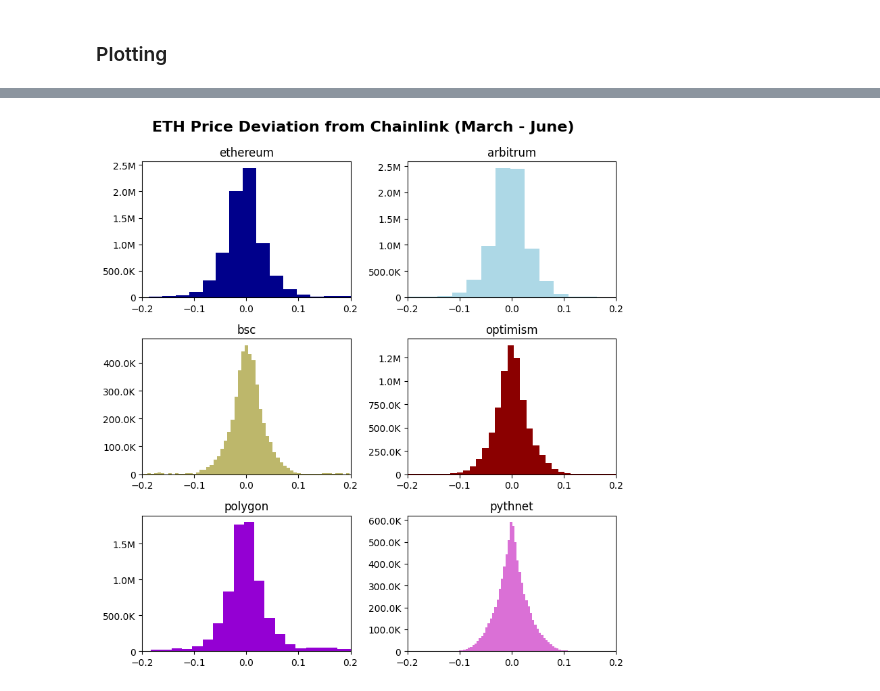
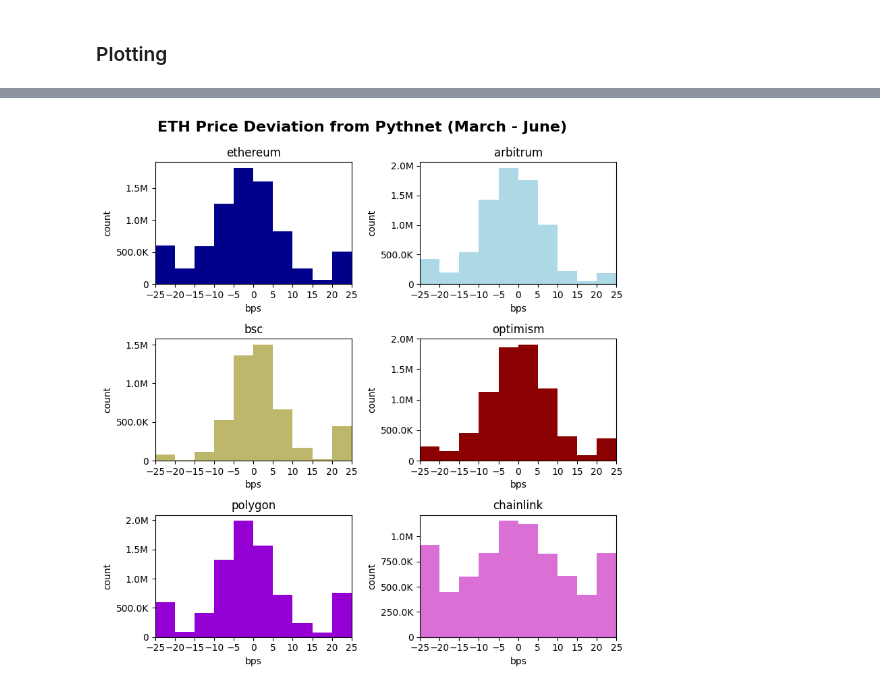
Before and after one commit to Evan-Kim2028/cross_chain_dexes, a Jupyter notebook: eth_deviation_pythnet.ipynb, the cells around one changed output, grey strips where cells are left out. Saved outputs shown, nothing was run; the diff lists cells and outputs as text; code cells hidden in the pictures.

Commit message:
feat(charts): add chart formatting

```diff
--- a/eth_deviation_pythnet.ipynb
+++ b/eth_deviation_pythnet.ipynb
@@ -163,12 +163,17 @@ pivot_df_pandas.head(25)
 price_deviation_df = pivot_df_pandas.copy(deep=True)
 # %%
 # add columns for price deviation
-price_deviation_df['arbitrum'] = (price_deviation_df['arbitrum'] - price_deviation_df['chainlink']) / 100
-price_deviation_df['bsc'] = (price_deviation_df['bsc'] - price_deviation_df['chainlink']) / 100
-price_deviation_df['ethereum'] = (price_deviation_df['ethereum'] - price_deviation_df['chainlink']) / 100
-price_deviation_df['optimism'] = (price_deviation_df['optimism'] - price_deviation_df['chainlink']) / 100
-price_deviation_df['polygon'] = (price_deviation_df['polygon'] - price_deviation_df['chainlink']) / 100
-price_deviation_df['pythnet'] = (price_deviation_df['pythnet'] - price_deviation_df['chainlink']) / 100
+price_deviation_df['arbitrum'] = (price_deviation_df['arbitrum'] - price_deviation_df['pythnet']) / price_deviation_df['pythnet'] * 10000
+price_deviation_df['bsc'] = (price_deviation_df['bsc'] - price_deviation_df['pythnet']) / price_deviation_df['pythnet']  * 10000
+price_deviation_df['ethereum'] = (price_deviation_df['ethereum'] - price_deviation_df['pythnet']) / price_deviation_df['pythnet']  * 10000
+price_deviation_df['optimism'] = (price_deviation_df['optimism'] - price_deviation_df['pythnet']) / price_deviation_df['pythnet']  * 10000
+price_deviation_df['polygon'] = (price_deviation_df['polygon'] - price_deviation_df['pythnet']) / price_deviation_df['pythnet']  * 10000
+price_deviation_df['chainlink'] = (price_deviation_df['chainlink'] - price_deviation_df['pythnet']) / price_deviation_df['pythnet']  * 10000
+# %%
+# excluding the chainlink column or timestamp, if value is greater than 25 or less than -25, set to 25 or -25 respectively
+col_list = ['chainlink', 'ethereum', 'bsc', 'polygon', 'arbitrum', 'optimism']
+for col in col_list:
+    price_deviation_df.loc[:, price_deviation_df.columns == col] = price_deviation_df.loc[:, price_deviation_df.columns == col].clip(-25, 25)
 # %%
 import matplotlib.pyplot as plt
 import matplotlib.ticker as ticker
@@ -195,39 +200,41 @@ data = {
     'polygon': price_deviation_df['polygon'],
     'optimism': price_deviation_df['optimism'],
     'bsc': price_deviation_df['bsc'],
-    'pythnet': price_deviation_df['pythnet']
+    'chainlink': price_deviation_df['chainlink']
 }
 
-labels = ['ethereum', 'arbitrum', 'bsc', 'optimism', 'polygon', 'pythnet']
+labels = ['ethereum', 'arbitrum', 'bsc', 'optimism', 'polygon', 'chainlink']
 colors = ['darkblue', 'lightblue', 'darkkhaki', 'darkred', 'darkviolet', 'orchid']
 
 
 # Iterate over the subplots and create histograms
 for i, ax in enumerate(axs.flat):
     if i < len(labels):
-        ax.hist(data[labels[i]], bins=250, color=colors[i].format(i))
+        ax.hist(data[labels[i]], bins=10, color=colors[i].format(i))
         ax.set_title(labels[i])
 
         # Set common x and y axis limits
-        ax.set_xlim(-0.2, 0.2)
-
+        ax.set_xlim(-25, 25)
+        ax.set_xlabel('bps')
+        ax.set_ylabel('count')
         # set y axis formatter
         ax.yaxis.set_major_formatter(ticker.FuncFormatter(format_y_ticks))
+        ax.xaxis.set_ticks(np.arange(-25, 30, 5))
 
     # no empty subplots to remove
     # else:
     #     fig.delaxes(ax)
 
 # Adjust the spacing between subplots
 plt.tight_layout()
 
 # Add a main title
-fig.suptitle('ETH Price Deviation from Chainlink (March - June)', fontsize=16, fontweight='bold', y=1.03)
+fig.suptitle('ETH Price Deviation from Pythnet (March - June)', fontsize=16, fontweight='bold', y=1.03)
 
 # Show the plot
 plt.show()
 
 # save picture
-fig.savefig('charts/eth_price_deviation.png', dpi=300, bbox_inches='tight')
+fig.savefig('charts/eth_price_deviation_pyth.png', dpi=300, bbox_inches='tight')
 # %% [output]
-[figure, old version]
+[figure, new version]
```
Also changed, not shown: parts of 2 cells of this notebook, 1 other file.
